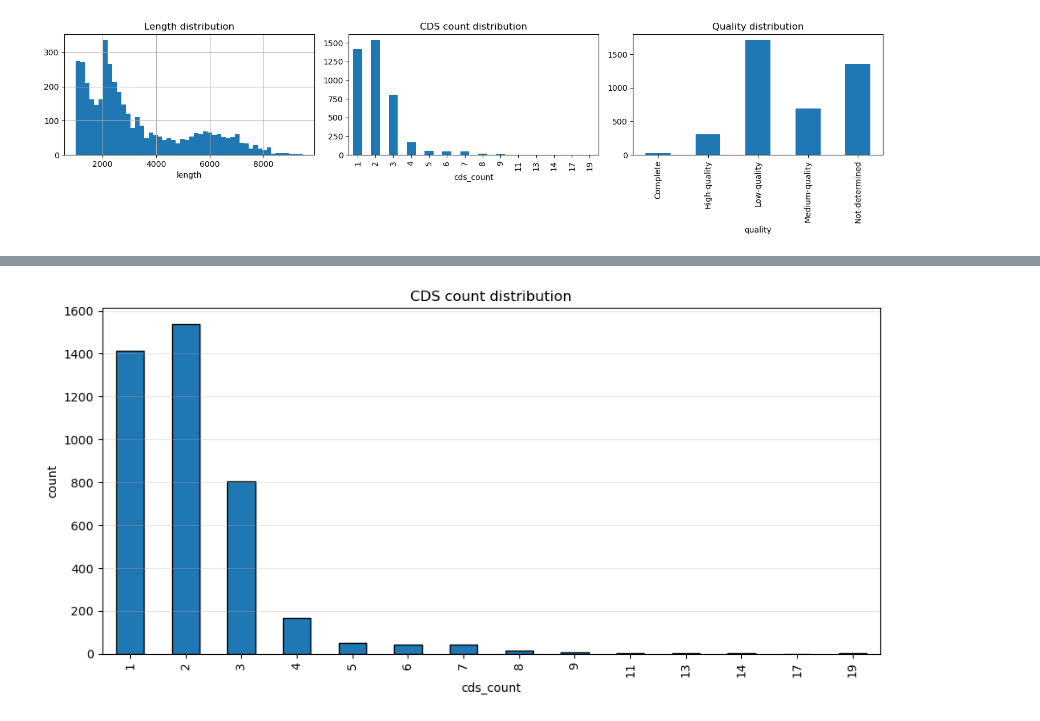
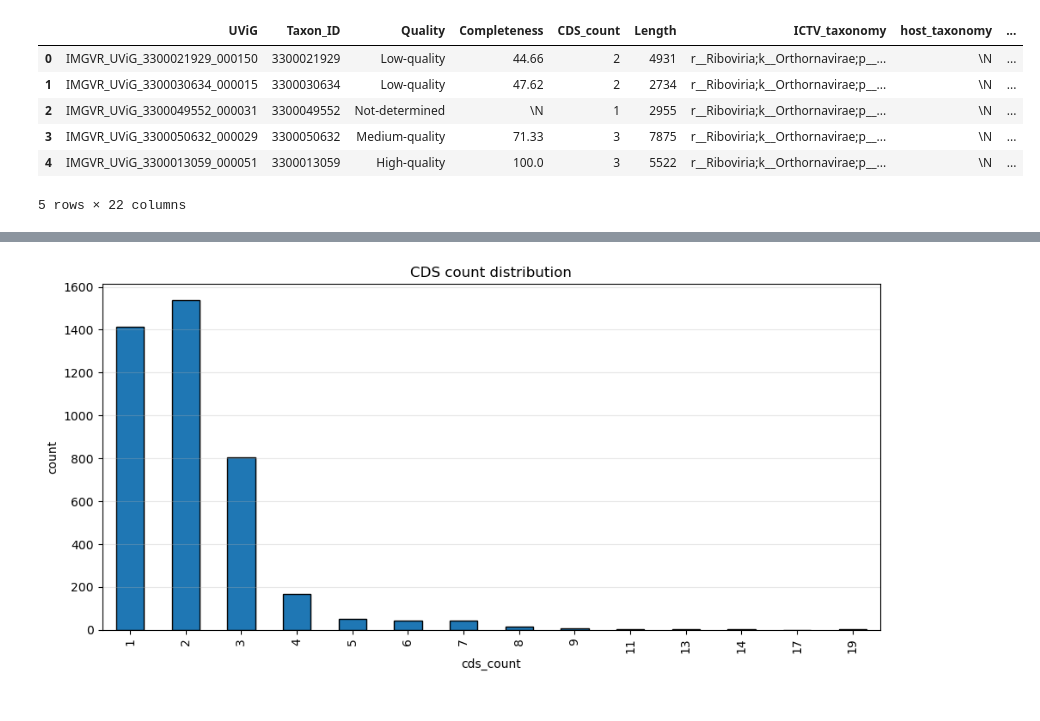
Before and after one commit to Finkonn/picorna-virome, a Jupyter notebook: miniproj/metavr/uvig_analysis.ipynb, the cells around one changed output, grey strips where cells are left out. Saved outputs shown, nothing was run; the diff lists cells and outputs as text; code cells hidden in the pictures.

```diff
--- a/miniproj/metavr/uvig_analysis.ipynb
+++ b/miniproj/metavr/uvig_analysis.ipynb
@@ -1,5 +1,13 @@
 # %%
 import pandas as pd
 # %%
-df = pd.read_csv('uvig.tsv', sep='\t')
+df = pd.read_excel('metaVR_astroviridae_uvigs_metadata.xlsx')
 df.head()
+# %% [output]
+|  | UViG | Taxon_ID | Quality | Completeness | CDS_count | Length | ICTV_taxonomy | host_taxonomy | ... |
+| 0 | IMGVR_UViG_3300021929_000150 | 3300021929 | Low-quality | 44.66 | 2 | 4931 | r__Riboviria;k__Orthornavirae;p__... | \N | ... |
+| 1 | IMGVR_UViG_3300030634_000015 | 3300030634 | Low-quality | 47.62 | 2 | 2734 | r__Riboviria;k__Orthornavirae;p__... | \N | ... |
+| 2 | IMGVR_UViG_3300049552_000031 | 3300049552 | Not-determined | \N | 1 | 2955 | r__Riboviria;k__Orthornavirae;p__... | \N | ... |
+| 3 | IMGVR_UViG_3300050632_000029 | 3300050632 | Medium-quality | 71.33 | 3 | 7875 | r__Riboviria;k__Orthornavirae;p__... | \N | ... |
+| 4 | IMGVR_UViG_3300013059_000051 | 3300013059 | High-quality | 100.0 | 3 | 5522 | r__Riboviria;k__Orthornavirae;p__... | \N | ... |
+5 rows × 22 columns
@@ -13,22 +13,0 @@ astro_df.to_csv('astroviruses.csv', index=False)
-# %%
-import matplotlib.pyplot as plt
-
-fig, axes = plt.subplots(1, 3, figsize=(15, 4))
-
-astro_df['length'].hist(bins=50, ax=axes[0])
-axes[0].set_title('Length distribution')
-axes[0].set_xlabel('length')
-
-astro_df['cds_count'].value_counts().sort_index().plot(kind='bar', ax=axes[1])
-axes[1].set_title('CDS count distribution')
-axes[1].set_xlabel('cds_count')
-
-astro_df['quality'].value_counts().sort_index().plot(kind='bar', ax=axes[2])
-axes[2].set_title('Quality distribution')
-axes[2].set_xlabel('quality')
-
-plt.tight_layout()
-plt.savefig('astroviruses_stats.png', dpi=150)
-plt.show()
-# %% [output]
-[figure, removed]
```
Also changed, not shown: parts of 5 cells of this notebook, 43 other files.
